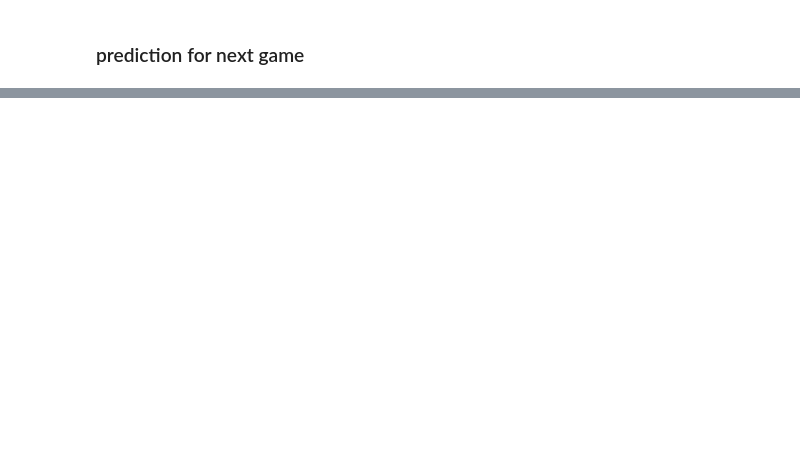
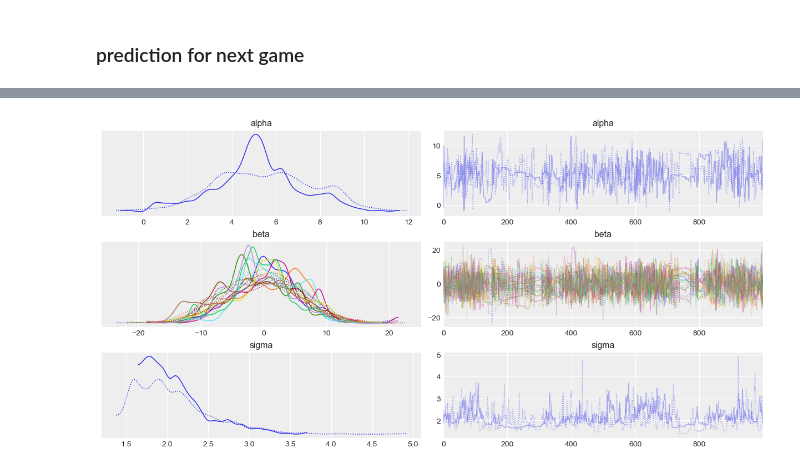
Before and after one commit to k0ruy/bayesian_retry, a Jupyter notebook: retry/modelling.ipynb, the cells around one changed output, grey strips where cells are left out. Saved outputs shown, nothing was run; the diff lists cells and outputs as text; code cells hidden in the pictures; blank space fills up the shorter version.

Commit message:
modelling

```diff
--- a/retry/modelling.ipynb
+++ b/retry/modelling.ipynb
@@ -140,7 +139,7 @@ HC Lugano predicted mean standard deviation: 218.301
 post_pool = az.extract_dataset(trace_pooled.posterior)
 
 alpha_samples = post_pool.alpha.values.reshape(2000)
-beta_samples = post_pool.beta.values.reshape(2000, 26)
+beta_samples = post_pool.beta.values.reshape(2000, 10)
 sigma_samples = post_pool.sigma.values.reshape(2000)
 # %%
 x_hcl_test = x[0].ravel()
@@ -161,0 +163,5 @@ Text(0.5, 1.0, "Prediction for HC Lugano's points next season")
+# %%
+# Save the team for novel predictions
+novel_player_features = points_df.tail(1).iloc[:,3:13].values[0]
+
+x_new = novel_player_features
@@ -161,0 +204,26 @@ Text(0.5, 1.0, "Prediction for HC Lugano's points next season")
+# %%
+unpooled_models = []
+unpooled_traces = []
+for i in range(hcl_idx-5, hcl_idx):
+    # sampling variables
+    mu_y = y[i].mean()
+    s_y = y[i].std()
+    s_x = np.mean(np.std(x[i]))
+
+    # model
+    with pm.Model() as unpooled_model:
+        # priors:
+        alpha = pm.Normal('alpha', mu=mu_y, sigma=s_y)
+        beta = pm.Normal('beta', mu=0, sigma=s_x, shape=10)
+        sigma = pm.HalfNormal('sigma', sigma=s_y)
+
+        # likelihood:
+        mu = alpha + pm.math.dot(x[i], beta)
+
+        # observed data:
+        y_pred = pm.StudentT ('y_pred', nu=4, mu=mu, sd=sigma,
+                              observed= y[i])
+        trace = pm.sample(1000, tune=1000, chains=2, return_inferencedata=True)
+
+    unpooled_models.append(unpooled_model)
+    unpooled_traces.append(trace)
@@ -161,0 +252,5 @@ Text(0.5, 1.0, "Prediction for HC Lugano's points next season")
+# %%
+with unpooled_models[-1]:
+    az.plot_trace(unpooled_traces[-1])
+# %% [output]
+[figure, added]
```
Also changed, not shown: parts of 56 cells of this notebook, 1 other file.
